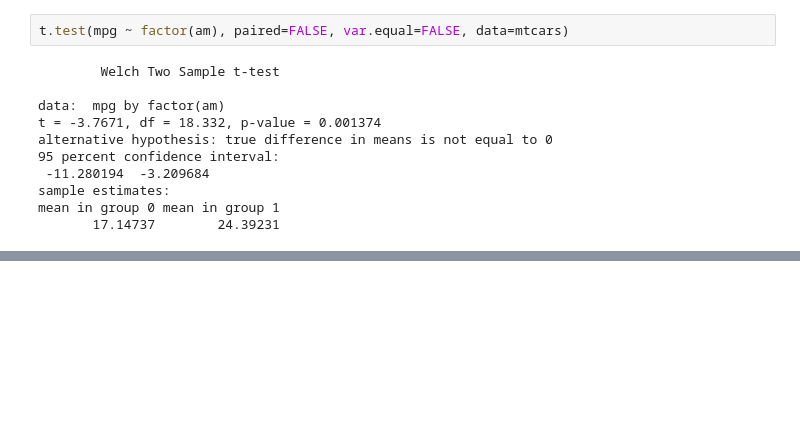
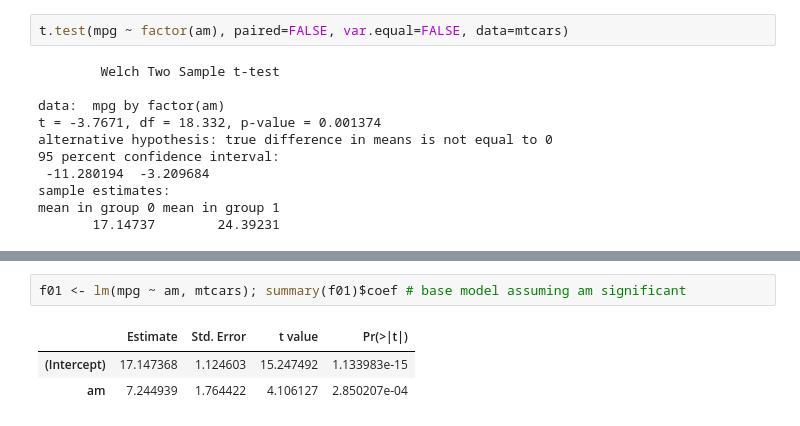
Before and after one commit to focods/WonderfulML, a Jupyter notebook: docs/solutions/session03_r.ipynb, the cells around one changed output, grey strips where cells are left out. Drawn from its saved outputs; the diff is of its cells as text; blank space fills up the shorter version.

```diff
--- a/docs/solutions/session03_r.ipynb
+++ b/docs/solutions/session03_r.ipynb
@@ -93,0 +96,6 @@ O.k., if we assume that other factors are **not** confounding our results, then
+# %%
+f01 <- lm(mpg ~ am, mtcars); summary(f01)$coef # base model assuming am significant
+# %% [output]
+|  | Estimate | Std. Error | t value | Pr(>|t|) |
+| (Intercept) | 17.147368 | 1.124603 | 15.247492 | 1.133983e-15 |
+| am | 7.244939 | 1.764422 | 4.106127 | 2.850207e-04 |
```
Also changed, not shown: parts of 14 cells of this notebook.
